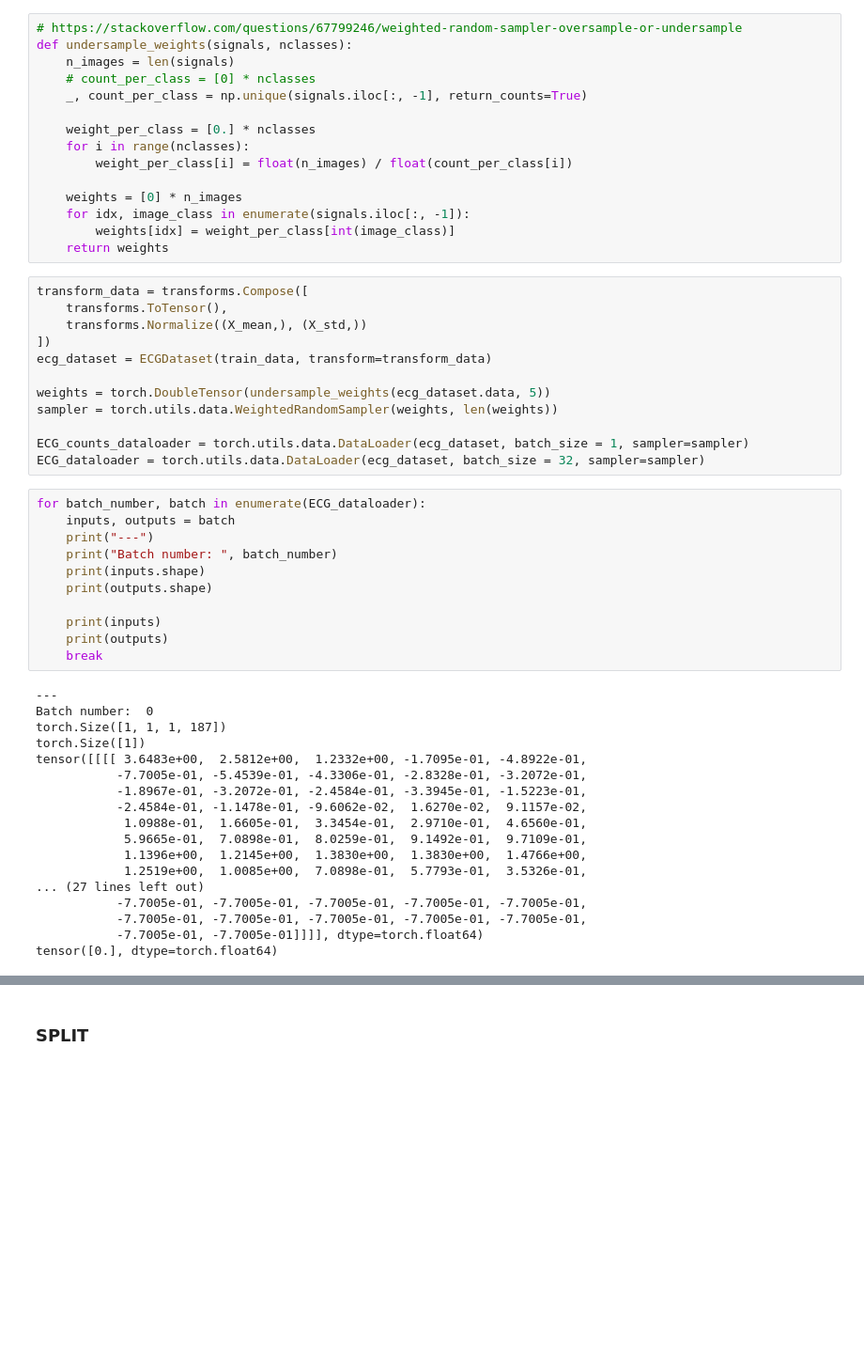
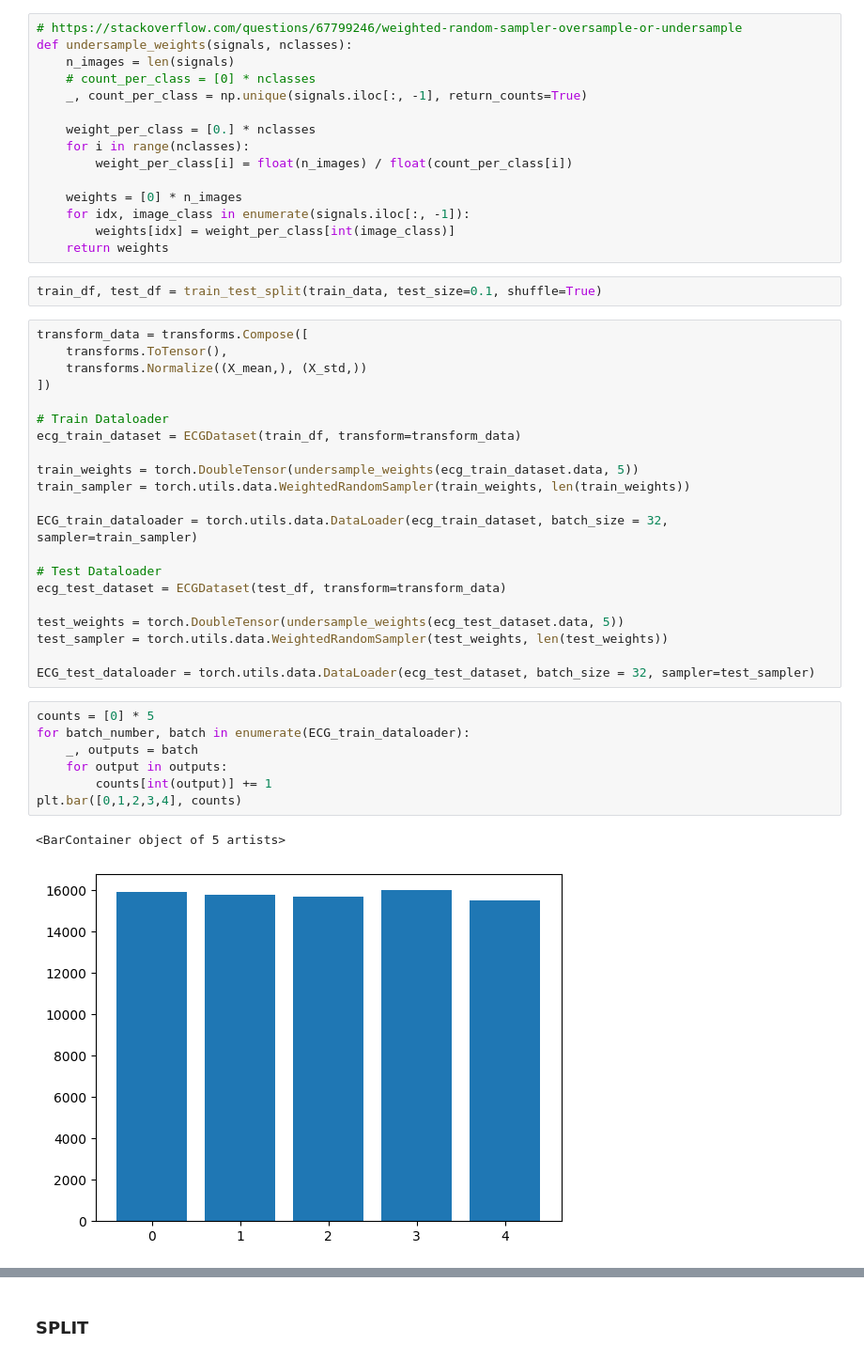
Before and after one commit to xl-Mu/ECG-Heartbeat-Categorization, a Jupyter notebook: CNN Model.ipynb, the cells around one changed output, grey strips where cells are left out. Shown at 94% size. Drawn from its saved outputs; the diff is of its cells as text; blank space fills up the shorter version.

```diff
--- a/CNN Model.ipynb
+++ b/CNN Model.ipynb
@@ -196,44 +206,36 @@ def undersample_weights(signals, nclasses):
     for idx, image_class in enumerate(signals.iloc[:, -1]):
         weights[idx] = weight_per_class[int(image_class)]
     return weights
+# %%
+train_df, test_df = train_test_split(train_data, test_size=0.1, shuffle=True)
 # %%
 transform_data = transforms.Compose([
     transforms.ToTensor(),
     transforms.Normalize((X_mean,), (X_std,))
 ])
-ecg_dataset = ECGDataset(train_data, transform=transform_data)
 
-weights = torch.DoubleTensor(undersample_weights(ecg_dataset.data, 5))
-sampler = torch.utils.data.WeightedRandomSampler(weights, len(weights))
+# Train Dataloader
+ecg_train_dataset = ECGDataset(train_df, transform=transform_data)
 
-ECG_counts_dataloader = torch.utils.data.DataLoader(ecg_dataset, batch_size = 1, sampler=sampler)
-ECG_dataloader = torch.utils.data.DataLoader(ecg_dataset, batch_size = 32, sampler=sampler)
+train_weights = torch.DoubleTensor(undersample_weights(ecg_train_dataset.data, 5))
+train_sampler = torch.utils.data.WeightedRandomSampler(train_weights, len(train_weights))
+
+ECG_train_dataloader = torch.utils.data.DataLoader(ecg_train_dataset, batch_size = 32, sampler=train_sampler)
+
+# Test Dataloader
+ecg_test_dataset = ECGDataset(test_df, transform=transform_data)
+
+test_weights = torch.DoubleTensor(undersample_weights(ecg_test_dataset.data, 5))
+test_sampler = torch.utils.data.WeightedRandomSampler(test_weights, len(test_weights))
+
+ECG_test_dataloader = torch.utils.data.DataLoader(ecg_test_dataset, batch_size = 32, sampler=test_sampler)
-# %%
-for batch_number, batch in enumerate(ECG_dataloader):
-    inputs, outputs = batch
-    print("---")
-    print("Batch number: ", batch_number)
-    print(inputs.shape)
-    print(outputs.shape)
-
-    print(inputs)
-    print(outputs)
-    break
-# %% [output]
----
-Batch number:  0
-torch.Size([1, 1, 1, 187])
-torch.Size([1])
-tensor([[[[ 3.6483e+00,  2.5812e+00,  1.2332e+00, -1.7095e-01, -4.8922e-01,
-           -7.7005e-01, -5.4539e-01, -4.3306e-01, -2.8328e-01, -3.2072e-01,
-           -1.8967e-01, -3.2072e-01, -2.4584e-01, -3.3945e-01, -1.5223e-01,
-           -2.4584e-01, -1.1478e-01, -9.6062e-02,  1.6270e-02,  9.1157e-02,
-            1.0988e-01,  1.6605e-01,  3.3454e-01,  2.9710e-01,  4.6560e-01,
-            5.9665e-01,  7.0898e-01,  8.0259e-01,  9.1492e-01,  9.7109e-01,
-            1.1396e+00,  1.2145e+00,  1.3830e+00,  1.3830e+00,  1.4766e+00,
-            1.2519e+00,  1.0085e+00,  7.0898e-01,  5.7793e-01,  3.5326e-01,
-... (27 lines left out)
-           -7.7005e-01, -7.7005e-01, -7.7005e-01, -7.7005e-01, -7.7005e-01,
-           -7.7005e-01, -7.7005e-01, -7.7005e-01, -7.7005e-01, -7.7005e-01,
-           -7.7005e-01, -7.7005e-01]]]], dtype=torch.float64)
-tensor([0.], dtype=torch.float64)
+# %%
+counts = [0] * 5
+for batch_number, batch in enumerate(ECG_train_dataloader):
+    _, outputs = batch
+    for output in outputs:
+        counts[int(output)] += 1
+plt.bar([0,1,2,3,4], counts)
+# %% [output]
+<BarContainer object of 5 artists>
+[figure, added]
```
Also changed, not shown: parts of 8 cells of this notebook.
